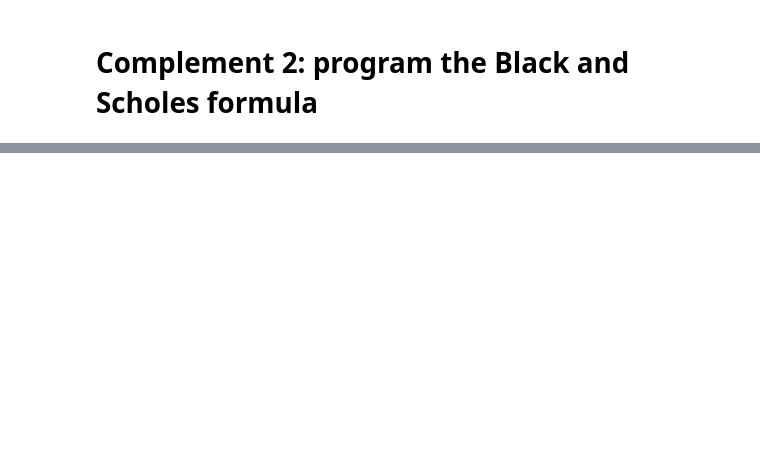
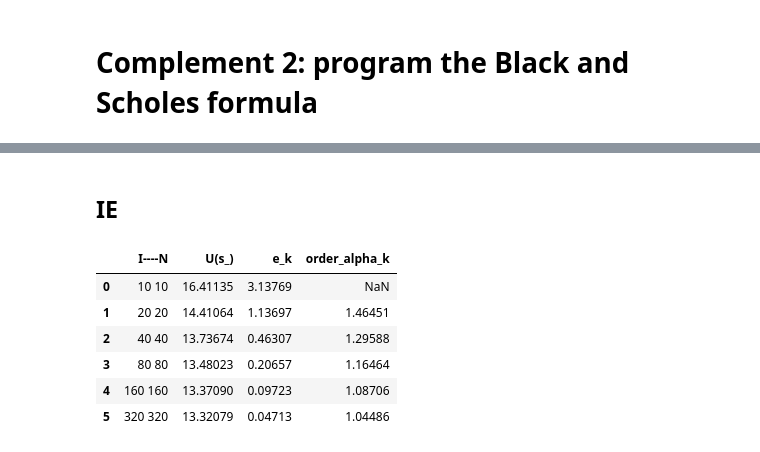
Before and after one commit to SHAO-Nuoya/EDP-in-Finance, a Jupyter notebook: TP1.ipynb, the cells around one changed output, grey strips where cells are left out. Drawn from its saved outputs; the diff is of its cells as text; code cells hidden in the pictures; blank space fills up the shorter version.

```diff
--- a/TP1.ipynb
+++ b/TP1.ipynb
@@ -606,0 +669,34 @@ ValueError: cannot reshape array of size 10000 into shape (100,1)
+# %% [markdown]
+## IE
+# %%
+values = [10, 20, 40, 80, 160, 320]
+s_ = 80
+hs = []
+
+dictionary = dic()
+dictionary['order_alpha_k'].append(None)
+
+for i in range(len(values)):
+    N = I = values[i]
+    bs = BS(N=N, I=I)
+    U_s = P1(s_, bs, 'IE')
+    hs.append(bs.h)
+    dictionary['I----N'].append('{} {}'.format(N, I))
+    dictionary['U(s_)'].append(U_s)
+    dictionary['e_k'].append(dictionary['U(s_)'][i] - BS_theo(s_, bs.K, bs.sigma, bs.r, bs.T))
+    if i > 0:
+        e_k_1, e_k = dictionary['e_k'][i - 1:i + 1]
+        h_k_1, h_k = hs[i - 1:i + 1]
+        dictionary['order_alpha_k'].append(
+            get_order_alpha(e_k_1, e_k, h_k_1, h_k))
+
+df = pd.DataFrame.from_dict(dictionary)
+df.round(5)
+# %% [output]
+|  | I----N | U(s_) | e_k | order_alpha_k |
+| 0 | 10 10 | 16.41135 | 3.13769 | NaN |
+| 1 | 20 20 | 14.41064 | 1.13697 | 1.46451 |
+| 2 | 40 40 | 13.73674 | 0.46307 | 1.29588 |
+| 3 | 80 80 | 13.48023 | 0.20657 | 1.16464 |
+| 4 | 160 160 | 13.37090 | 0.09723 | 1.08706 |
+| 5 | 320 320 | 13.32079 | 0.04713 | 1.04486 |
```
Also changed, not shown: parts of 22 cells of this notebook.
